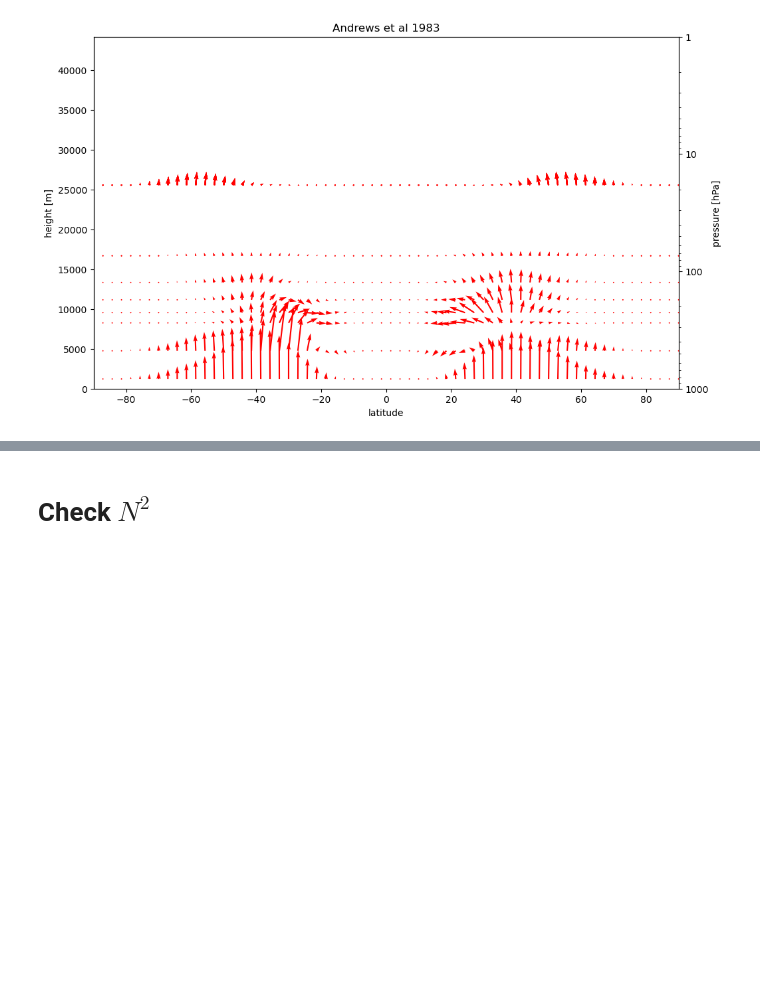
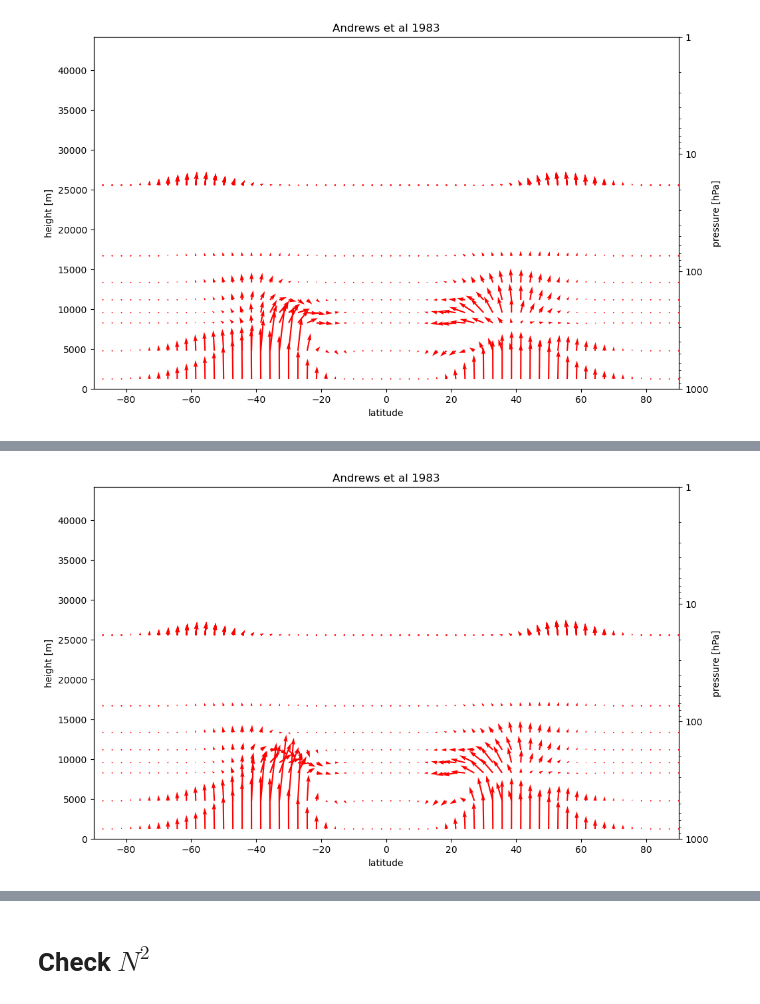
Before and after one commit to PeterChang1023/Moist_Dycore, a Jupyter notebook: EP_flux.ipynb, the cells around one changed output, grey strips where cells are left out. Drawn from its saved outputs; the diff is of its cells as text; code cells hidden in the pictures; blank space fills up the shorter version.

Commit message:
complete EP flux difference and plot
To do: do time composite with EP flux

```diff
--- a/EP_flux.ipynb
+++ b/EP_flux.ipynb
@@ -1299,2 +1279,0 @@ for pr in PR_values:
-# %%
-diff_phi = F_phi_cmp - F_phi_base
@@ -1334,0 +1369,30 @@ diff_phi.shape
+# %%
+# f1,f2,F_phi,F_p = ReadERA(slice('1979-01-05','1979-03-03'),pskip=1)
+pres = np.array([850,500,300,200,150,100,70,50,30,20,10,7,5,2])[::-1]
+# pres = F_p.sel(level=slice(1,850)).level
+lat = F_phi_base.latitude
+# pres = np.array([50,70,100,150,200,250,300,400,500,700,850])
+fig,ax = plt.subplots()
+set_size(8.8,5.3,ax)
+# Reference method
+scale = "log"
+if scale == 'log':
+    # ax.quiver(lat,z,-Fx[method].mean(dim="time").T,-Fy[method].mean(dim="time").T,scale=2e9,**quiv_args)
+    # Jucker (2020) method
+    _,_,axp = ac.PlotEPfluxArrows(F_phi_cmp_interp.sel(latitude=lat).latitude,
+                                  F_phi_cmp_interp.level.sel(level=pres, method='nearest'),
+                                  -F_phi_cmp_interp.sel(latitude=lat,level=pres, method='nearest').mean(dim='time') - (-F_phi_base.sel(latitude=lat,level=pres, method='nearest').mean(dim='time')),
+                                  -F_p_cmp_interp.sel(latitude=lat,level=pres, method='nearest').mean(dim='time') - (-F_p_base.sel(latitude=lat,level=pres, method='nearest').mean(dim='time')),
+                                  fig,ax,
+                                  xlim=[-90,90],ylim=[1000,1],yscale=scale,newax=True,scale=3e15)
+    axp.get_children()[0].set_facecolor('r')
+    axp.yaxis.set_major_formatter(ticker.ScalarFormatter())
+    ax.set_ylim(0,6.4e3*np.log(1000))
+    ax.set_ylabel('height [m]')
+
+plt.title('Andrews et al 1983')
+ax.set_xlabel('latitude')
+ax.yaxis.set_major_formatter(ticker.ScalarFormatter())
+		# fig.savefig('figures/Andrews83.{0}.pdf'.format(scale),bbox_inches='tight')
+# %% [output]
+[figure, added]
```
Also changed, not shown: parts of 10 cells of this notebook.
